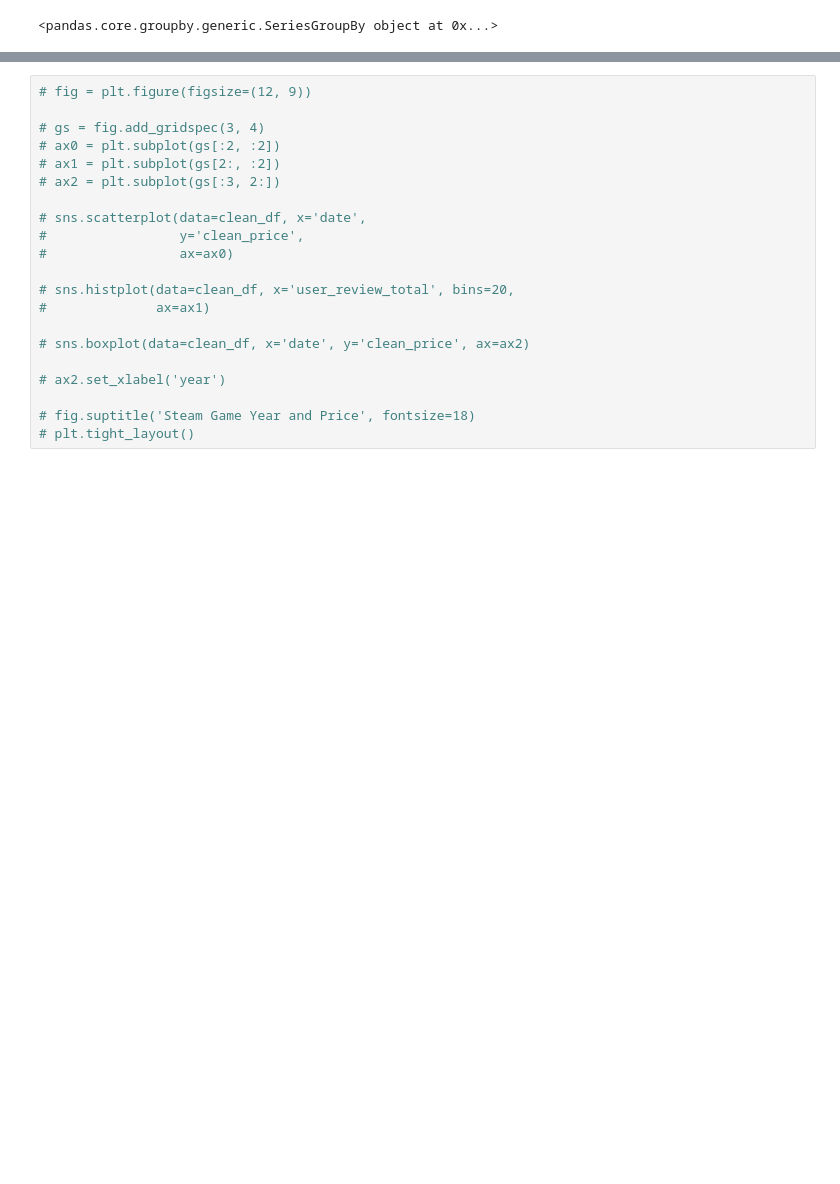
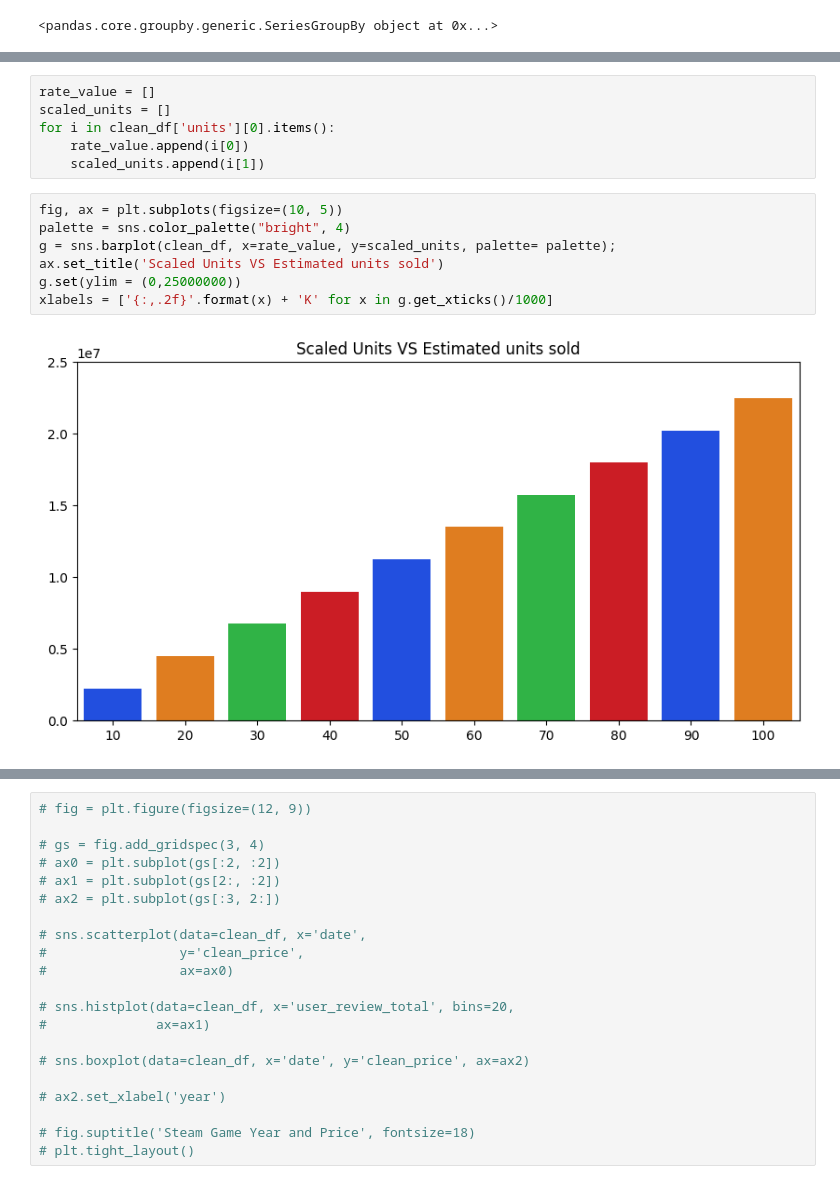
Before and after one commit to hypothetical-lemon/COMP4448, a Jupyter notebook: final_project.ipynb, the cells around one changed output, grey strips where cells are left out. Drawn from its saved outputs; the diff is of its cells as text; blank space fills up the shorter version.

Commit message:
adds eda graph

```diff
--- a/final_project.ipynb
+++ b/final_project.ipynb
@@ -406,0 +407,15 @@ sns.boxplot(data=clean_df, x=year_group);
+# %%
+rate_value = []
+scaled_units = []
+for i in clean_df['units'][0].items():
+    rate_value.append(i[0])
+    scaled_units.append(i[1])
+# %%
+fig, ax = plt.subplots(figsize=(10, 5))
+palette = sns.color_palette("bright", 4)
+g = sns.barplot(clean_df, x=rate_value, y=scaled_units, palette= palette);
+ax.set_title('Scaled Units VS Estimated units sold')
+g.set(ylim = (0,25000000))
+xlabels = ['{:,.2f}'.format(x) + 'K' for x in g.get_xticks()/1000]
+# %% [output]
+[figure, added]
```
Also changed, not shown: parts of 9 cells of this notebook.
